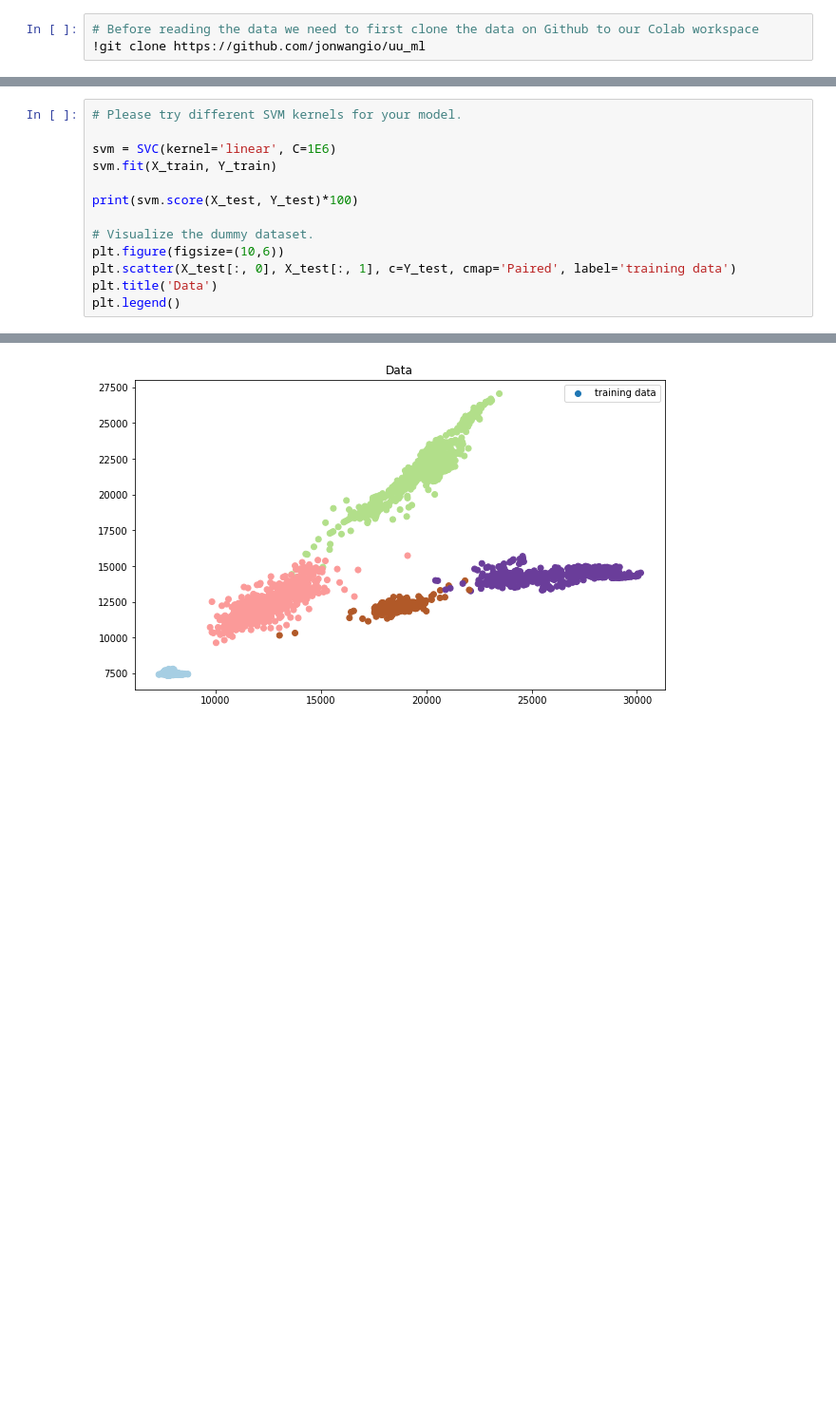
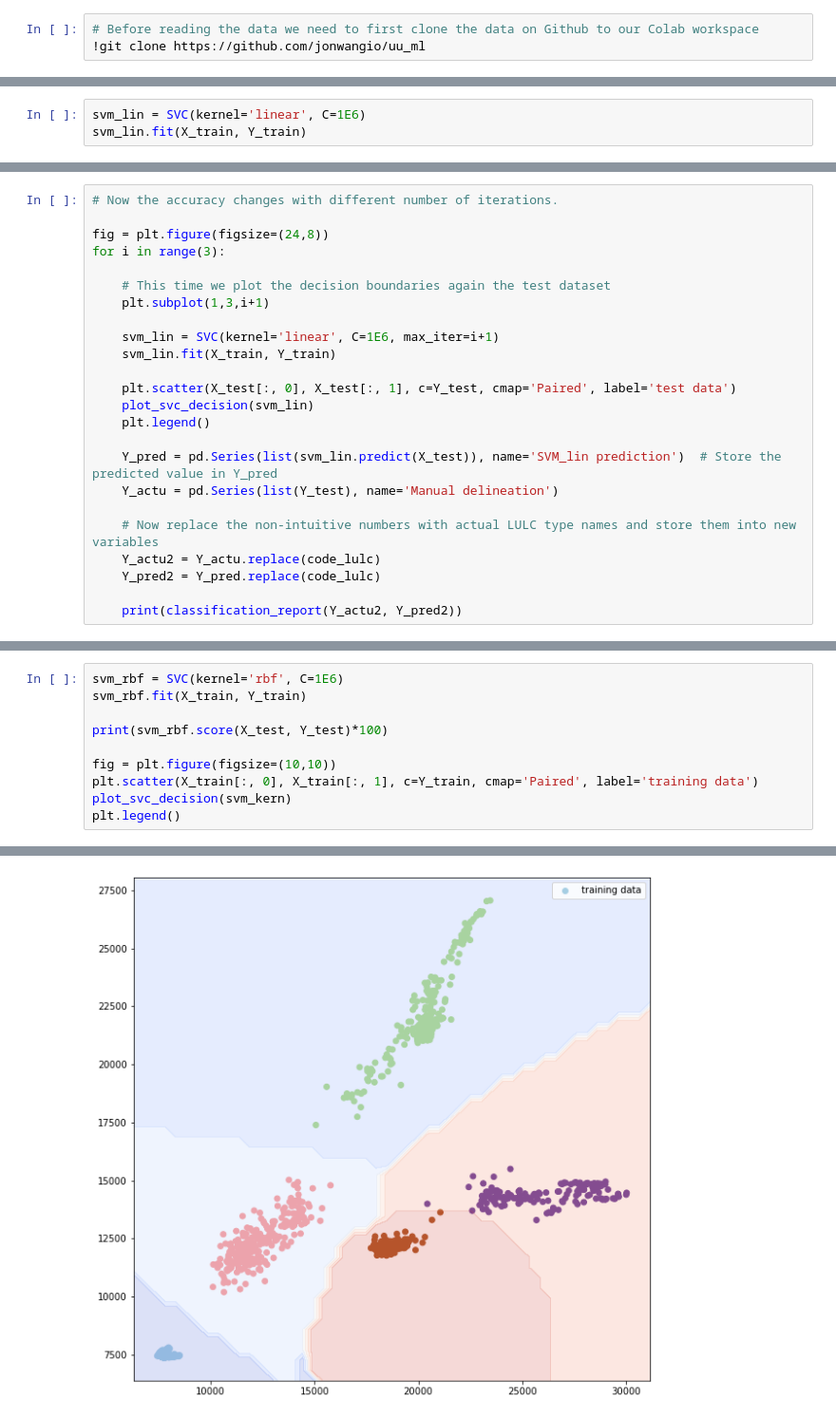
Before and after one commit to jonwangio/uu_ml, a Jupyter notebook: CLA_2_SVM_nonlinear.ipynb, the cells around one changed output, grey strips where cells are left out. Shown at 95% size. Drawn from its saved outputs; the diff is of its cells as text; blank space fills up the shorter version.

```diff
--- a/CLA_2_SVM_nonlinear.ipynb
+++ b/CLA_2_SVM_nonlinear.ipynb
@@ -334,0 +464,3 @@ X_train, Y_train, X_test, Y_test = trainTestSplit(data[:,:-1], data[:,-1], 0.3)
+# %%
+svm_lin = SVC(kernel='linear', C=1E6)
+svm_lin.fit(X_train, Y_train)
@@ -334,0 +576,24 @@ X_train, Y_train, X_test, Y_test = trainTestSplit(data[:,:-1], data[:,-1], 0.3)
+# %%
+# Now the accuracy changes with different number of iterations.
+
+fig = plt.figure(figsize=(24,8))
+for i in range(3):
+
+    # This time we plot the decision boundaries again the test dataset
+    plt.subplot(1,3,i+1)
+
+    svm_lin = SVC(kernel='linear', C=1E6, max_iter=i+1)
+    svm_lin.fit(X_train, Y_train)
+
+    plt.scatter(X_test[:, 0], X_test[:, 1], c=Y_test, cmap='Paired', label='test data')
+    plot_svc_decision(svm_lin)
+    plt.legend()
+
+    Y_pred = pd.Series(list(svm_lin.predict(X_test)), name='SVM_lin prediction')  # Store the predicted value in Y_pred
+    Y_actu = pd.Series(list(Y_test), name='Manual delineation')
+
+    # Now replace the non-intuitive numbers with actual LULC type names and store them into new variables
+    Y_actu2 = Y_actu.replace(code_lulc)
+    Y_pred2 = Y_pred.replace(code_lulc)
+
+    print(classification_report(Y_actu2, Y_pred2))
@@ -335,14 +669,11 @@ X_train, Y_train, X_test, Y_test = trainTestSplit(data[:,:-1], data[:,-1], 0.3)
 # %%
-# Please try different SVM kernels for your model.
+svm_rbf = SVC(kernel='rbf', C=1E6)
+svm_rbf.fit(X_train, Y_train)
 
-svm = SVC(kernel='linear', C=1E6)
-svm.fit(X_train, Y_train)
+print(svm_rbf.score(X_test, Y_test)*100)
 
-print(svm.score(X_test, Y_test)*100)
-
-# Visualize the dummy dataset.
-plt.figure(figsize=(10,6))
-plt.scatter(X_test[:, 0], X_test[:, 1], c=Y_test, cmap='Paired', label='training data')
-plt.title('Data')
+fig = plt.figure(figsize=(10,10))
+plt.scatter(X_train[:, 0], X_train[:, 1], c=Y_train, cmap='Paired', label='training data')
+plot_svc_decision(svm_kern)
 plt.legend()
 # %% [output]
@@ -350,2 +681,2 @@ plt.legend()
 <matplotlib.legend.Legend at 0x...>
-[figure, old version]
+[figure, new version]
```
Also changed, not shown: parts of 41 cells of this notebook.
